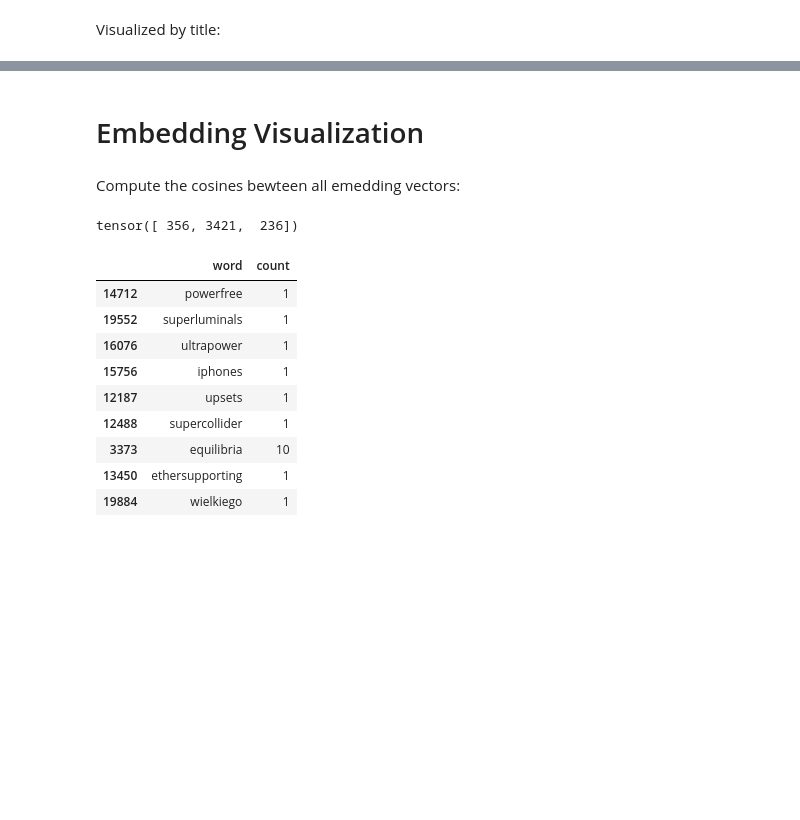
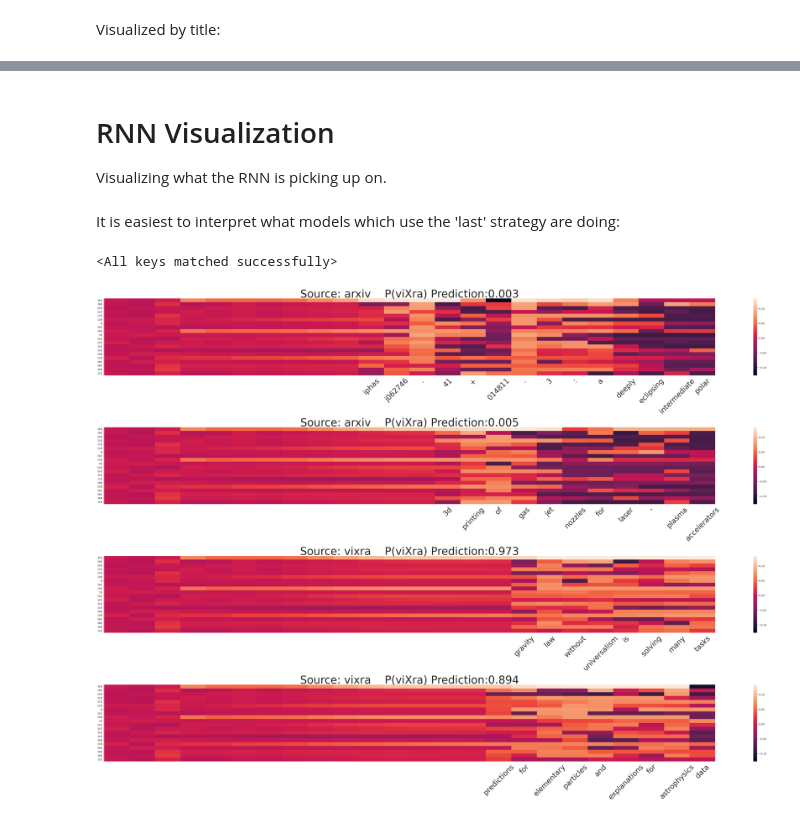
Before and after one commit to garrett361/arxiv-vixra-ml, a Jupyter notebook: simple_recurrent/balanced_title_recurrent_embedding.ipynb, the cells around one changed output, grey strips where cells are left out. Drawn from its saved outputs; the diff is of its cells as text; code cells hidden in the pictures; blank space fills up the shorter version.

```diff
--- a/simple_recurrent/balanced_title_recurrent_embedding.ipynb
+++ b/simple_recurrent/balanced_title_recurrent_embedding.ipynb
@@ -749,4 +779,0 @@ goon_papers_df_barh.figure.savefig(FOLDERNAME + f'/figures/{PROJECT}_goon_papers
-# %% [markdown]
-# Embedding Visualization
-# %% [markdown]
-Compute the cosines bewteen all emedding vectors:
@@ -760,17 +780,18 @@ torch.testing.assert_close(best_val_acc_embedding_inners_normalized.diagonal().s
-# %%
-best_val_acc_embedding_inners_normalized[15].topk(4).indices[1:]
-# %% [output]
-tensor([ 356, 3421,  236])
-# %%
-tokens_df.iloc[best_val_acc_embedding_inners_normalized[14].topk(10).indices[1:]]
-# %% [output]
-|  | word | count |
-| 14712 | powerfree | 1 |
-| 19552 | superluminals | 1 |
-| 16076 | ultrapower | 1 |
-| 15756 | iphones | 1 |
-| 12187 | upsets | 1 |
-| 12488 | supercollider | 1 |
-| 3373 | equilibria | 10 |
-| 13450 | ethersupporting | 1 |
-| 19884 | wielkiego | 1 |
+# %% [markdown]
+# RNN Visualization
+
+Visualizing what the RNN is picking up on.
+# %% [markdown]
+It is easiest to interpret what models which use the 'last' strategy are doing:
+# %%
+notebook_runs_last_strat_df = notebook_runs_df[notebook_runs_df['hidden_strategy'] == 'last']
+best_last_strat_model_df = notebook_runs_last_strat_df.iloc[0]
+best_last_strat_model_wandb_path = best_last_strat_model_df['wandb_path']
+wandb.restore(run_state_dict_file_name, run_path = best_last_strat_model_wandb_path, replace=True)
+wandb.restore(run_init_params_file_name, run_path = best_last_strat_model_wandb_path, replace=True)
+best_last_strat_model_state_dict = torch.load(run_state_dict_file_name)
+best_last_strat_model_init_params = torch.load(run_init_params_file_name)
+best_last_strat_model = notebook_model(**best_last_strat_model_init_params)
+best_last_strat_model.load_state_dict(torch.load(run_state_dict_file_name))
+# %% [output]
+<All keys matched successfully>
@@ -776,0 +846,7 @@ tokens_df.iloc[best_val_acc_embedding_inners_normalized[14].topk(10).indices[1:]
+# %%
+# Plot two randomly chosen arxiv and vixra titles, each.
+train_text_arxiv_df = train_text_df[train_text_df['source'] == 'arxiv']
+train_text_vixra_df = train_text_df[train_text_df['source'] == 'vixra']
+excited_hidden_plot = excited_hidden_plotter(df=pd.concat([train_text_arxiv_df.sample(2),train_text_vixra_df.sample(2)]), k=20)
+# %% [output]
+[figure, added]
```
Also changed, not shown: parts of 38 cells of this notebook, 24 other files.
